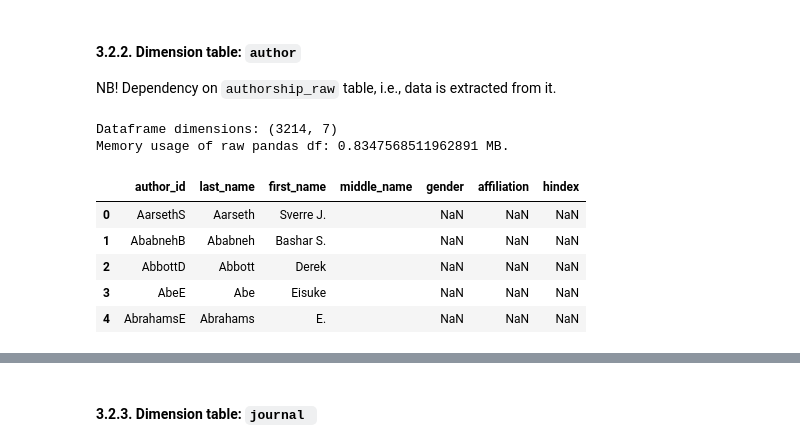
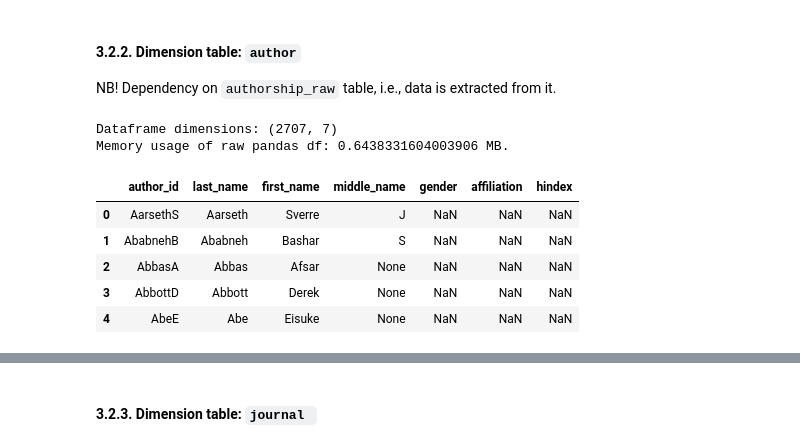
Before and after one commit to qetdr/research-data-pipeline, a Jupyter notebook: 0_DE_Project_RawToDWH.ipynb, the cells around one changed output, grey strips where cells are left out. Cells and saved outputs as stored; diff of their text form; code cells hidden in the pictures.

Commit message:
updated author name cleaning, added middle name

```diff
--- a/0_DE_Project_RawToDWH.ipynb
+++ b/0_DE_Project_RawToDWH.ipynb
@@ -60,7 +65,7 @@ Time of pipeline start: Mon Nov 28 11:19:05 2022
 # %% [markdown]
 Import the JSON file as pandas dataframe. For testing purposes, select how many rows are included. if `n_rows = "all"`, the entire data set is imported.
 # %%
-n_rows = 'all'
+n_rows = 1000
 
 start_time = time.time()
 if n_rows == "all":
@@ -202,26 +207,24 @@ authorship_raw = df[['id', 'authors_parsed']].set_index('id')
 authorship_raw['n_authors'] = authorship_raw['authors_parsed'].str.len()
 authorship_raw = pd.DataFrame(authorship_raw['authors_parsed'].explode()).reset_index()
 
-# Create additional columns
-authorship_raw['last_name'] = np.nan
-authorship_raw['first_name'] = np.nan
-authorship_raw['middle_name'] = np.nan
-
-# Update the last, first, and middle names
-for i in range(len(authorship_raw)):
-    authorship_raw['last_name'][i] = authorship_raw['authors_parsed'][i][0]
-    authorship_raw['first_name'][i] = authorship_raw['authors_parsed'][i][1]
-    authorship_raw['middle_name'][i] = authorship_raw['authors_parsed'][i][2]
-
+# Create additional columns: last_name, first_name, middle_name
+authorship_raw['last_name'] = authorship_raw['authors_parsed'].str[0]
+authorship_raw[['first_name','middle_name']] = authorship_raw['authors_parsed'].str[1].str.split(' ', expand = True).loc[:,0:1]
 # Drop the redundant column
 authorship_raw = authorship_raw.drop(columns = 'authors_parsed')
 
+# Clean up names (remove interpunctuation)
+authorship_raw['last_name'] = authorship_raw['last_name'].str.replace('[,.;-]', '', regex=True)
+authorship_raw['first_name'] = authorship_raw['first_name'].str.replace('[,.;-]', '', regex=True)
+authorship_raw['middle_name'] = authorship_raw['middle_name'].str.replace('[,.;-]', '', regex=True)
+
 # Author_identifier
 authorship_raw['author_id'] = authorship_raw['last_name'] + authorship_raw['first_name'].str[0]
+
 # Rename article id column
 authorship_raw = authorship_raw.rename({'id':'article_id'}, axis = 1)
 
-# Final table
+# Final authorship table
 authorship = authorship_raw.drop(columns = ['last_name', 'first_name', 'middle_name'])
 
 print(f'Dataframe dimensions: {authorship.shape}')
@@ -298,28 +292,32 @@ NB! Dependency on `authorship_raw` table, i.e., data is extracted from it.
 # %%
 # Create the table from the `authorship` table
 author = authorship_raw[['author_id', 'last_name', 'first_name', 'middle_name']]
 
 # Drop duplicates
 author.drop_duplicates(keep=False,inplace=True)
 
 # Add the `gender` column to be augmented
 author['gender'] = np.nan
 author['affiliation'] = np.nan
 author['hindex'] = np.nan
 
+
+# Convert len(lastname) < 2 to None
+author['last_name'] = author['last_name'].str.replace('[,.;]', '', regex=True)
+
 # Sort alphabetically by last name
 author = author.sort_values('author_id').reset_index(drop = True)
 
 # Final table
 print(f'Dataframe dimensions: {author.shape}')
 print(f'Memory usage of raw pandas df: {author.memory_usage(deep = True).sum()/1024/1024} MB.')
 author.head()
 # %% [output]
-Dataframe dimensions: (3214, 7)
-Memory usage of raw pandas df: 0.8347568511962891 MB.
+Dataframe dimensions: (2707, 7)
+Memory usage of raw pandas df: 0.6438331604003906 MB.
 |  | author_id | last_name | first_name | middle_name | gender | affiliation | hindex |
-| 0 | AarsethS | Aarseth | Sverre J. |  | NaN | NaN | NaN |
-| 1 | AbabnehB | Ababneh | Bashar S. |  | NaN | NaN | NaN |
-| 2 | AbbottD | Abbott | Derek |  | NaN | NaN | NaN |
-| 3 | AbeE | Abe | Eisuke |  | NaN | NaN | NaN |
-| 4 | AbrahamsE | Abrahams | E. |  | NaN | NaN | NaN |
+| 0 | AarsethS | Aarseth | Sverre | J | NaN | NaN | NaN |
+| 1 | AbabnehB | Ababneh | Bashar | S | NaN | NaN | NaN |
+| 2 | AbbasA | Abbas | Afsar | None | NaN | NaN | NaN |
+| 3 | AbbottD | Abbott | Derek | None | NaN | NaN | NaN |
+| 4 | AbeE | Abe | Eisuke | None | NaN | NaN | NaN |
```
Also changed, not shown: parts of 12 cells of this notebook.
